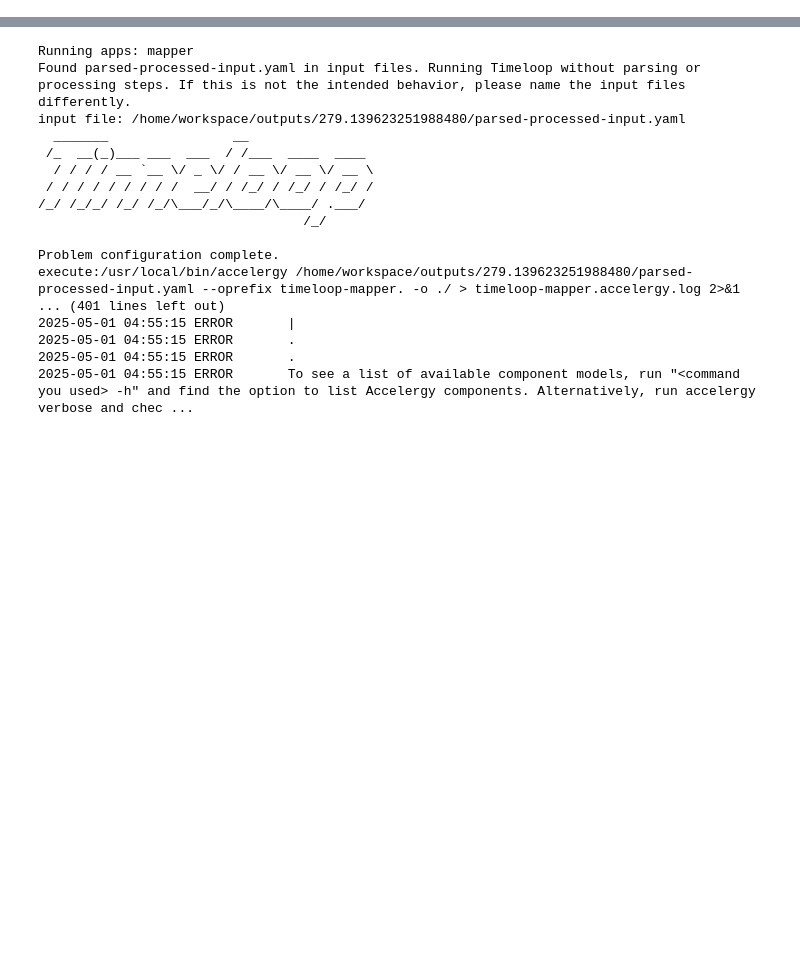
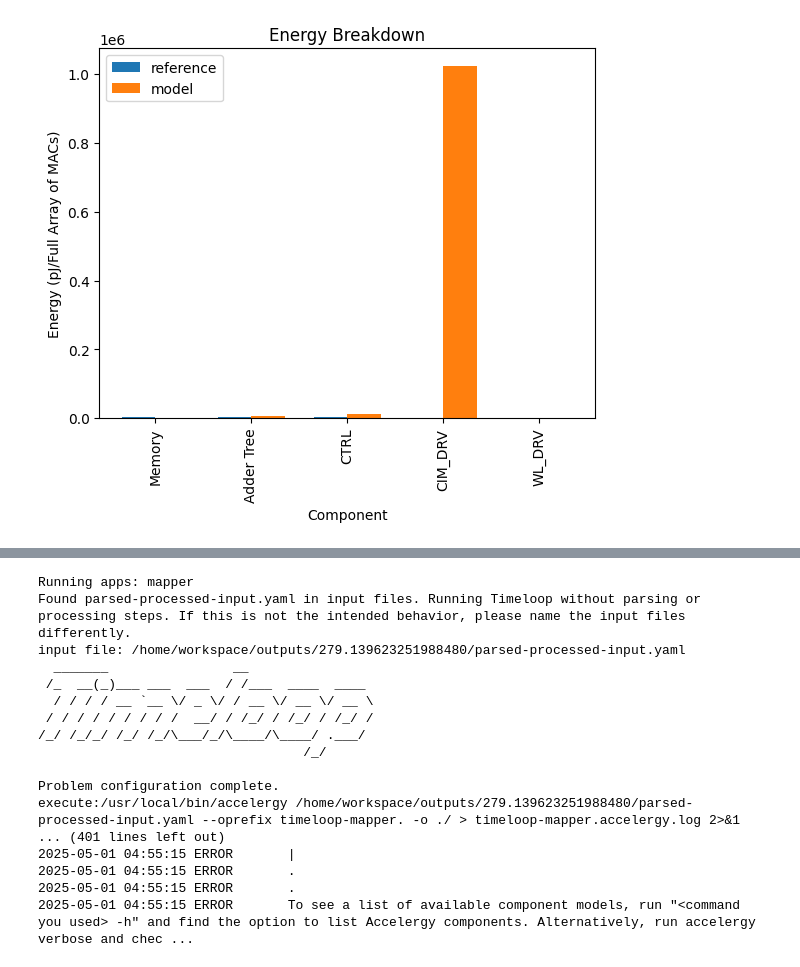
Before and after one commit to linv24/6.5930-project, a Jupyter notebook: workspace/models/arch/1_macro/flexdcim_2025/_guide.ipynb, the cells around one changed output, grey strips where cells are left out. Cells and saved outputs as stored; diff of their text form; code cells hidden in the pictures; blank space fills up the shorter version.

```diff
--- a/workspace/models/arch/1_macro/flexdcim_2025/_guide.ipynb
+++ b/workspace/models/arch/1_macro/flexdcim_2025/_guide.ipynb
@@ -27,0 +134,13 @@ utils.get_spec(
+# %%
+results = utils.single_test(
+    utils.quick_run(
+        macro=MACRO_NAME,
+        variables=dict(
+            MAX_UTILIZATION=True,
+            # INPUT_BITS=1,
+            # WEIGHT_BITS=8,
+            # OUTPUT_BITS=16,
+            # FORCE_100MHZ=True,
+        ),
+    )
+)
@@ -27,0 +157,23 @@ utils.get_spec(
+# %%
+# measured by pJ/full array of MACs, so multiply all by 512 x 128 (?)
+total_energy = 0.15 # TODO: currently just a filler number
+
+results.combine_per_component_energy(memory_components, "Memory")
+results.add_compare_ref_energy("Memory", 0.194 * total_energy * 512 * 128 * 1e-12)
+results.combine_per_component_energy(adder_tree_components, "Adder Tree")
+results.add_compare_ref_energy("Adder Tree", 0.238 * total_energy * 512 * 128 * 1e-12)
+results.combine_per_component_energy(ctrl_components, "CTRL")
+results.add_compare_ref_energy("CTRL", 0.440 * total_energy * 512 * 128 * 1e-12)
+results.combine_per_component_energy(cim_drv_components, "CIM_DRV")
+results.add_compare_ref_energy("CIM_DRV", 0.128 * total_energy * 512 * 128 * 1e-12)
+results.combine_per_component_energy(wl_drv_components, "WL_DRV")
+results.add_compare_ref_energy("WL_DRV", 0)
+# %%
+notebook_utils.bar_side_by_side(
+    results[0].get_compare_ref_energy()*1e12,
+    xlabel="Component",
+    ylabel="Energy (pJ/Full Array of MACs)",
+    title="Energy Breakdown",
+)
+# %% [output]
+[figure, added]
```
Also changed, not shown: parts of 30 cells of this notebook.
